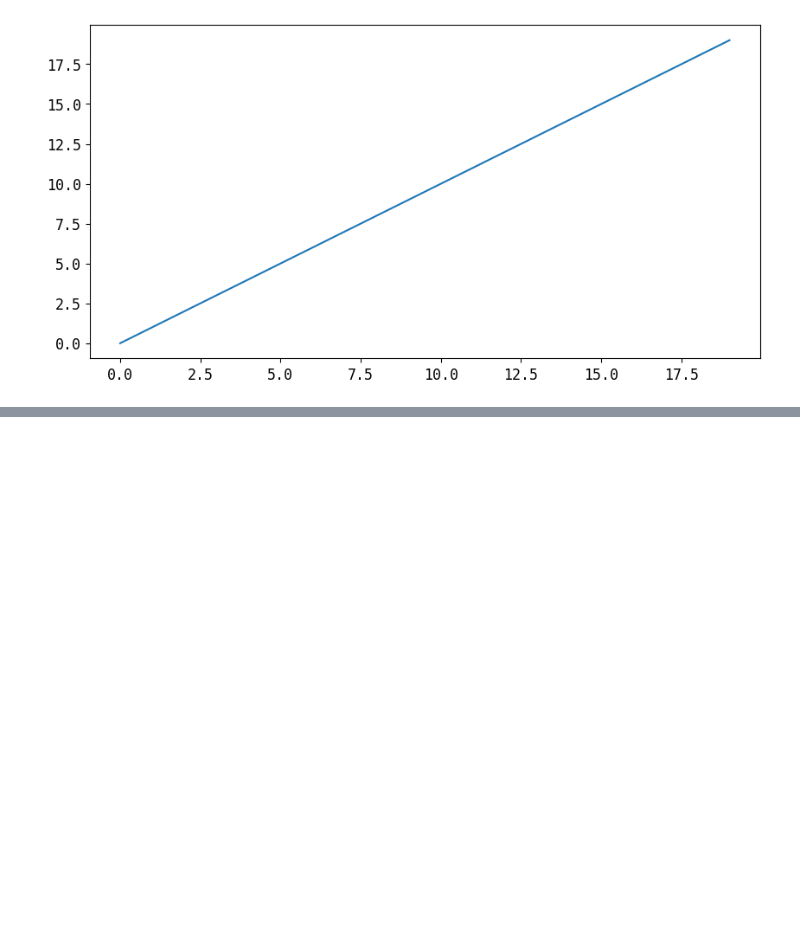
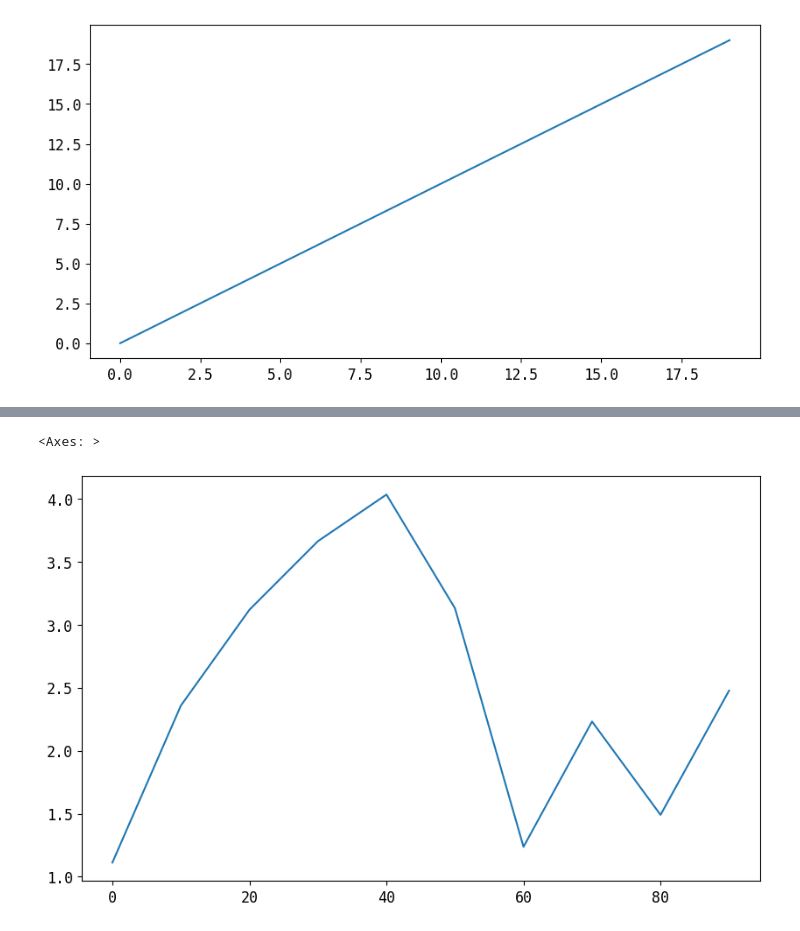
Before and after one commit to morayo0x/data_analysis, a Jupyter notebook: lib/pandas.ipynb, the cells around one changed output, grey strips where cells are left out. Saved outputs shown, nothing was run; the diff lists cells and outputs as text; code cells hidden in the pictures; blank space fills up the shorter version.

Commit message:
line and bar plots

```diff
--- a/lib/pandas.ipynb
+++ b/lib/pandas.ipynb
@@ -2464,7 +2464,7 @@ pyplot.rc('what to configure', '[new configuration]')
 # %%
 # set all figures to be of size 10 x 5
 
-plt.rc('figure', figsize=(10, 5))
+plt.rc('figure', figsize=(10, 6))
 
 # configure the fonts
 
@@ -2483,0 +2486,4 @@ plt.plot(np.arange(20))
+# %%
+s = pd.Series(np.random.randn(10).cumsum(), index=np.arange(0, 100, 10))
+
+s
@@ -2483,0 +2502,5 @@ plt.plot(np.arange(20))
+# %%
+s.plot()
+# %% [output]
+<Axes: >
+[figure, added]
```
Also changed, not shown: parts of 17 cells of this notebook.
